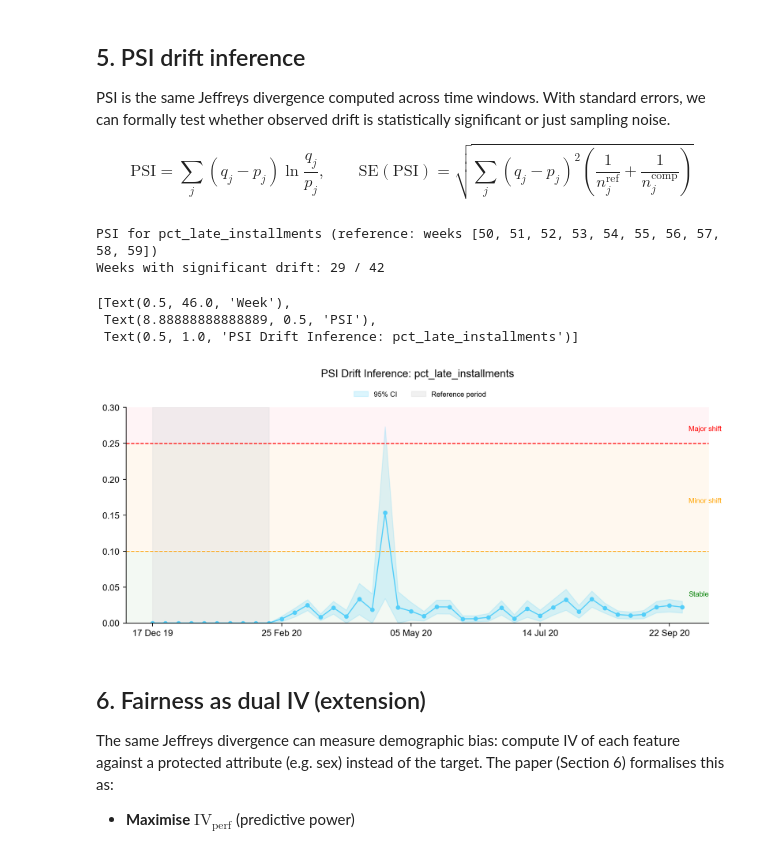
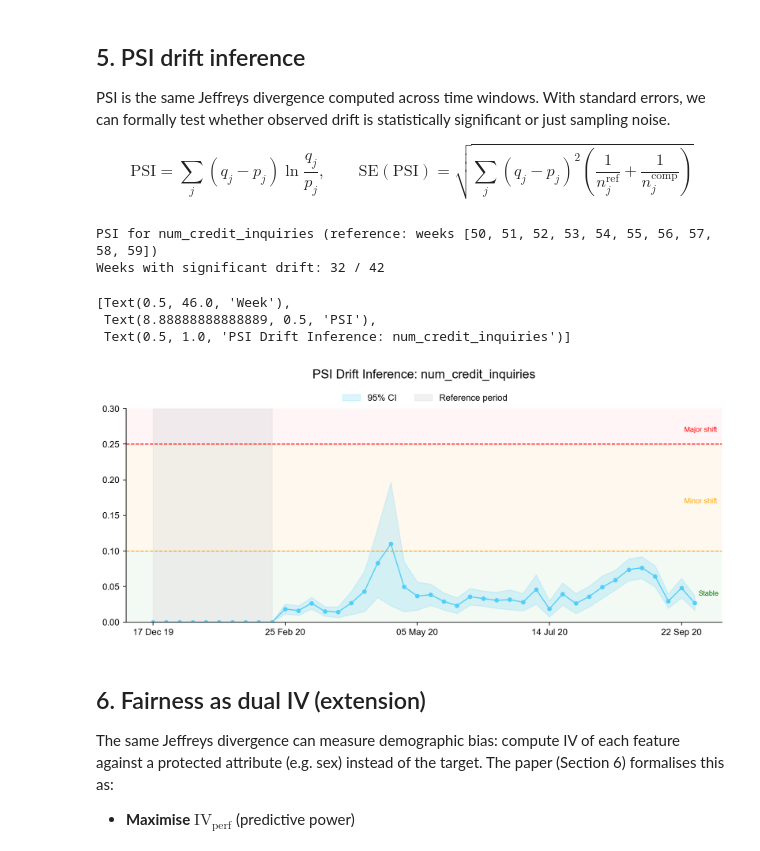
Before and after one commit to deburky/rwds-submission, a Jupyter notebook: notebooks/companion.ipynb, the cells around one changed output. Drawn from its saved outputs; the diff is of its cells as text; code cells hidden in the pictures.

```diff
--- a/notebooks/companion.ipynb
+++ b/notebooks/companion.ipynb
@@ -300,7 +300,7 @@ $$\text{PSI} = \sum_j (q_j - p_j)\ln\frac{q_j}{p_j}, \qquad \text{SE}(\text{PSI}
 # -------------------------------------------------------------------------------
 # PSI over time for income_type — include all weeks
 # -------------------------------------------------------------------------------
-psi_feat = "pct_late_installments"
+psi_feat = "num_credit_inquiries"
 weeks = sorted(df["WEEK_NUM"].unique())
 ref_weeks = weeks[:10]
 
@@ -389,11 +389,11 @@ ax2.spines[["top", "right"]].set_visible(False)
 
 ax.set(xlabel="Week", ylabel="PSI", title=f"PSI Drift Inference: {psi_feat}")
 # %% [output]
-PSI for pct_late_installments (reference: weeks [50, 51, 52, 53, 54, 55, 56, 57, 58, 59])
-Weeks with significant drift: 29 / 42
+PSI for num_credit_inquiries (reference: weeks [50, 51, 52, 53, 54, 55, 56, 57, 58, 59])
+Weeks with significant drift: 32 / 42
 [Text(0.5, 46.0, 'Week'),
  Text(8.88888888888889, 0.5, 'PSI'),
- Text(0.5, 1.0, 'PSI Drift Inference: pct_late_installments')]
+ Text(0.5, 1.0, 'PSI Drift Inference: num_credit_inquiries')]
 # %%
 # -------------------------------------------------------------------------------
 # Figure: PSI over time with CI bands and threshold zones
@@ -416,39 +416,39 @@ ax.fill_between(
     alpha=0.2,
     color=C_PD,
     label="95% CI",
 )
 
 ax.axhline(0.1, color="orange", ls="--", lw=1)
 ax.axhline(0.25, color="red", ls="--", lw=1)
 
-ax.text(psi_df["week"].max() + 0.5, 0.04, "Stable", fontsize=8, color="green", va="center")
-ax.text(psi_df["week"].max() + 0.5, 0.17, "Minor shift", fontsize=8, color="orange", va="center")
-ax.text(psi_df["week"].max() + 0.5, 0.27, "Major shift", fontsize=8, color="red", va="center")
+ax.text(psi_df["week"].max() + 0.3, 0.04, "Stable", fontsize=8, color="green", va="center")
+ax.text(psi_df["week"].max() - 0.8, 0.17, "Minor shift", fontsize=8, color="orange", va="center")
+ax.text(psi_df["week"].max() - 0.8, 0.27, "Major shift", fontsize=8, color="red", va="center")
 
 ax.axvspan(ref_weeks[0], ref_weeks[-1], color="#ddd", alpha=0.4, label="Reference period")
 
-ax.legend(bbox_to_anchor=(0.38, 1.105), loc="upper left", frameon=False, fontsize=8, ncol=2)
+ax.legend(bbox_to_anchor=(0.35, 1.105), loc="upper left", frameon=False, fontsize=10, ncol=2)
 
 week_date_map = week_to_date.set_index("WEEK_NUM")["week_date"]
 
 week_ticks = [w for w in ax.get_xticks() if psi_df["week"].min() <= w <= psi_df["week"].max()]
 
 date_labels = []
 for w in week_ticks:
     date = week_date_map.get(int(w), None)
     date_labels.append(date.strftime("%d %b %y") if date is not None else "")
 
 ax.set_xticks(week_ticks)
 ax.set_ylim(0, 0.3)
 ax.set_xticklabels(date_labels, fontsize=10, rotation=0, ha="center")
-ax.set_title(f"PSI Drift Inference: {psi_feat}", fontsize=12, pad=10, y=1.1)
+ax.set_title(f"PSI Drift Inference: {psi_feat}", fontsize=14, pad=10, y=1.1)
 ax.spines[["top", "right"]].set_visible(False)
 
 plt.tight_layout()
 plt.savefig(IMAGES / "psi_over_time.png", dpi=200, bbox_inches="tight")
 plt.show()
 # %% [output]
-[figure, old version]
+[figure, new version]
 # %% [markdown]
 ## 6. Fairness as dual IV (extension)
 
```
Also changed, not shown: parts of 1 cell of this notebook, 4 other files.
